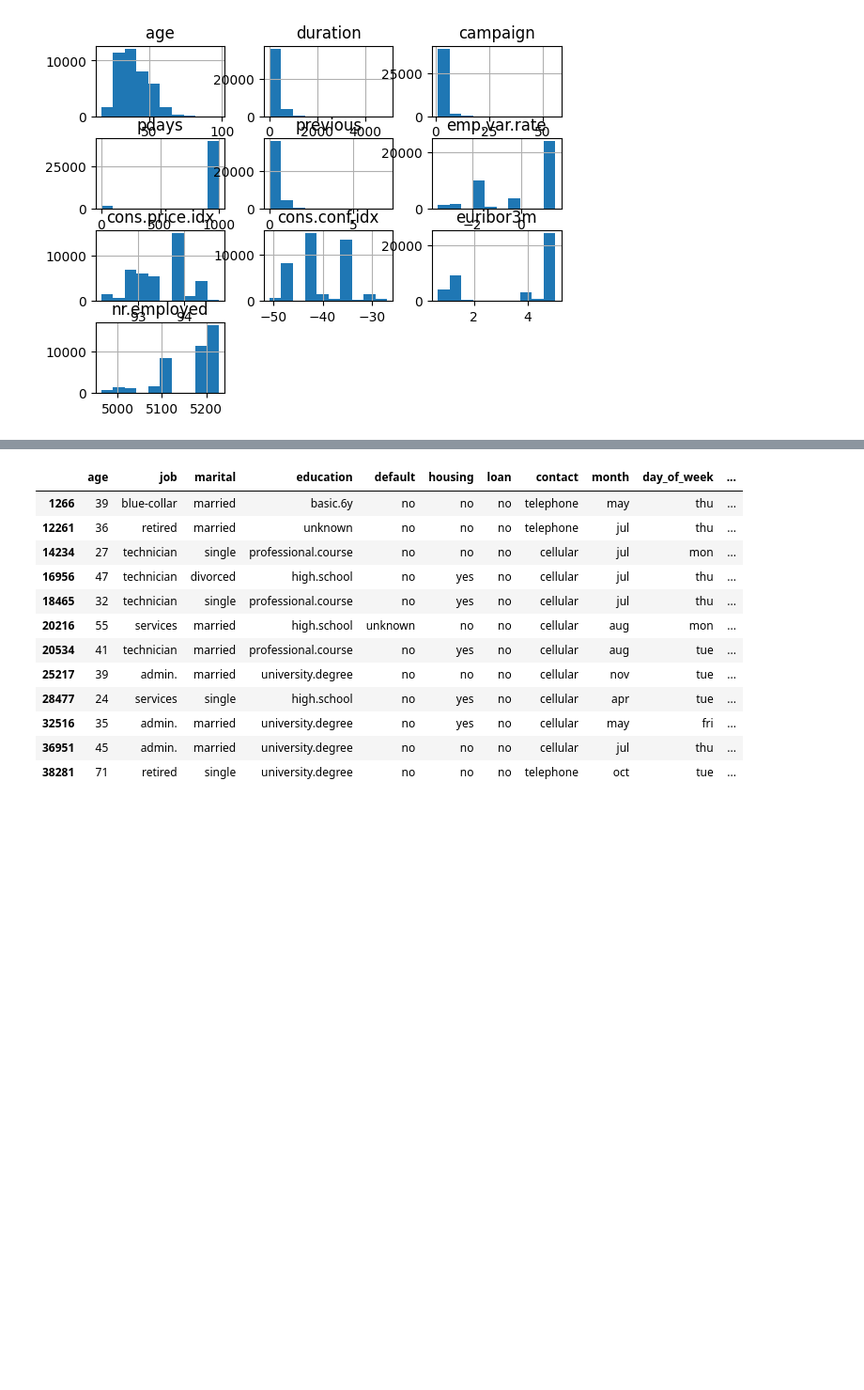
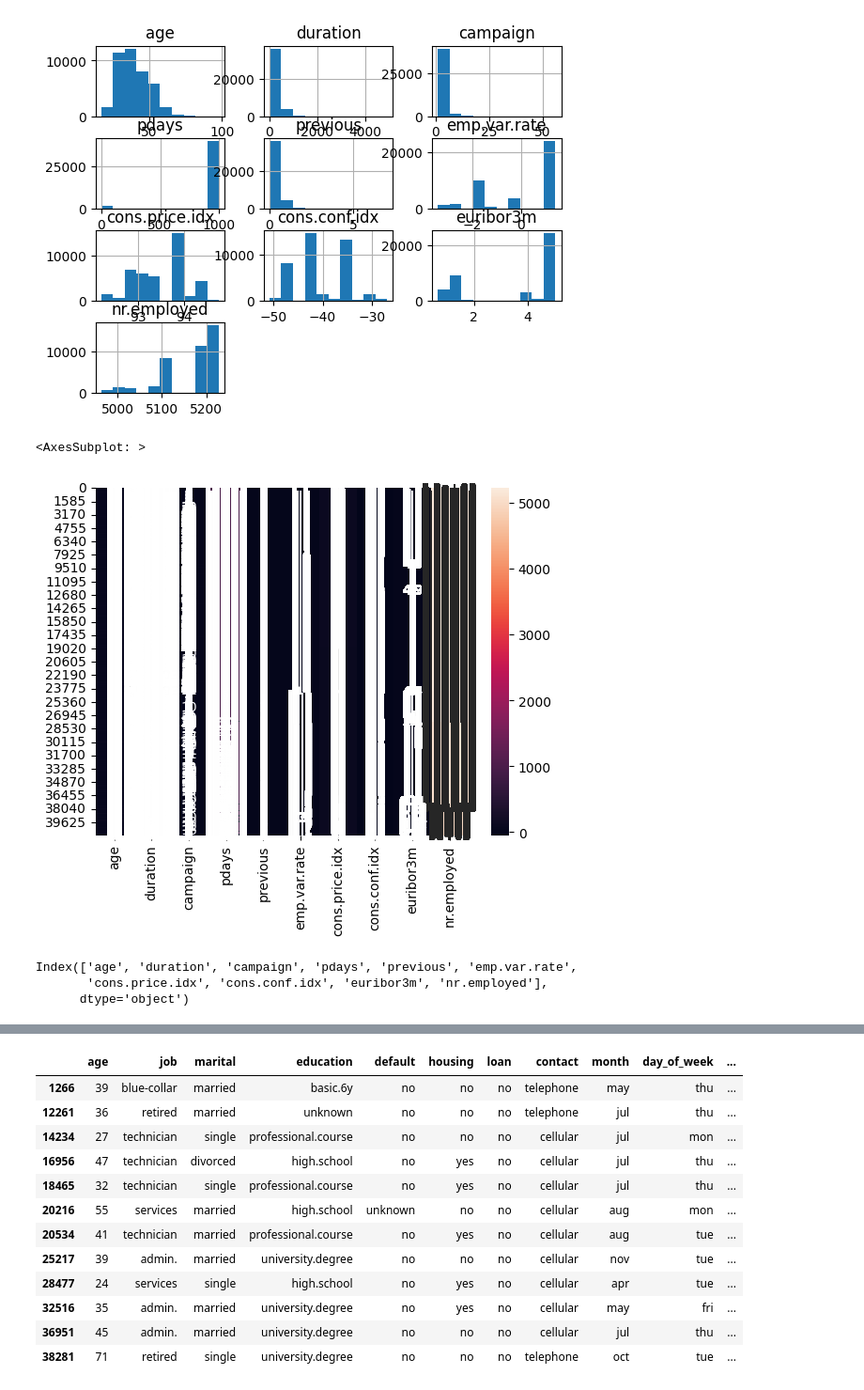
Before and after one commit to Ayushimalaviya/Bank-Marketing-Campaign-Analysis, a Jupyter notebook: nilesh_exp.ipynb, the cells around one changed output, grey strips where cells are left out. Shown: that part at 94% size. Saved outputs shown, nothing was run; the diff lists cells and outputs as text; code cells hidden in the pictures; blank space fills up the shorter version.

```diff
--- a/nilesh_exp.ipynb
+++ b/nilesh_exp.ipynb
@@ -90,3 +98,14 @@ array([[<AxesSubplot: title={'center': 'age'}>,
        [<AxesSubplot: title={'center': 'nr.employed'}>, <AxesSubplot: >,
         <AxesSubplot: >]], dtype=object)
 [figure]
+# %%
+sns.heatmap(df[num_columns], annot=True)
+# %% [output]
+<AxesSubplot: >
+[figure, added]
+# %%
+num_columns
+# %% [output]
+Index(['age', 'duration', 'campaign', 'pdays', 'previous', 'emp.var.rate',
+       'cons.price.idx', 'cons.conf.idx', 'euribor3m', 'nr.employed'],
+      dtype='object')
```
Also changed, not shown: parts of 24 cells of this notebook, 2 other files.
